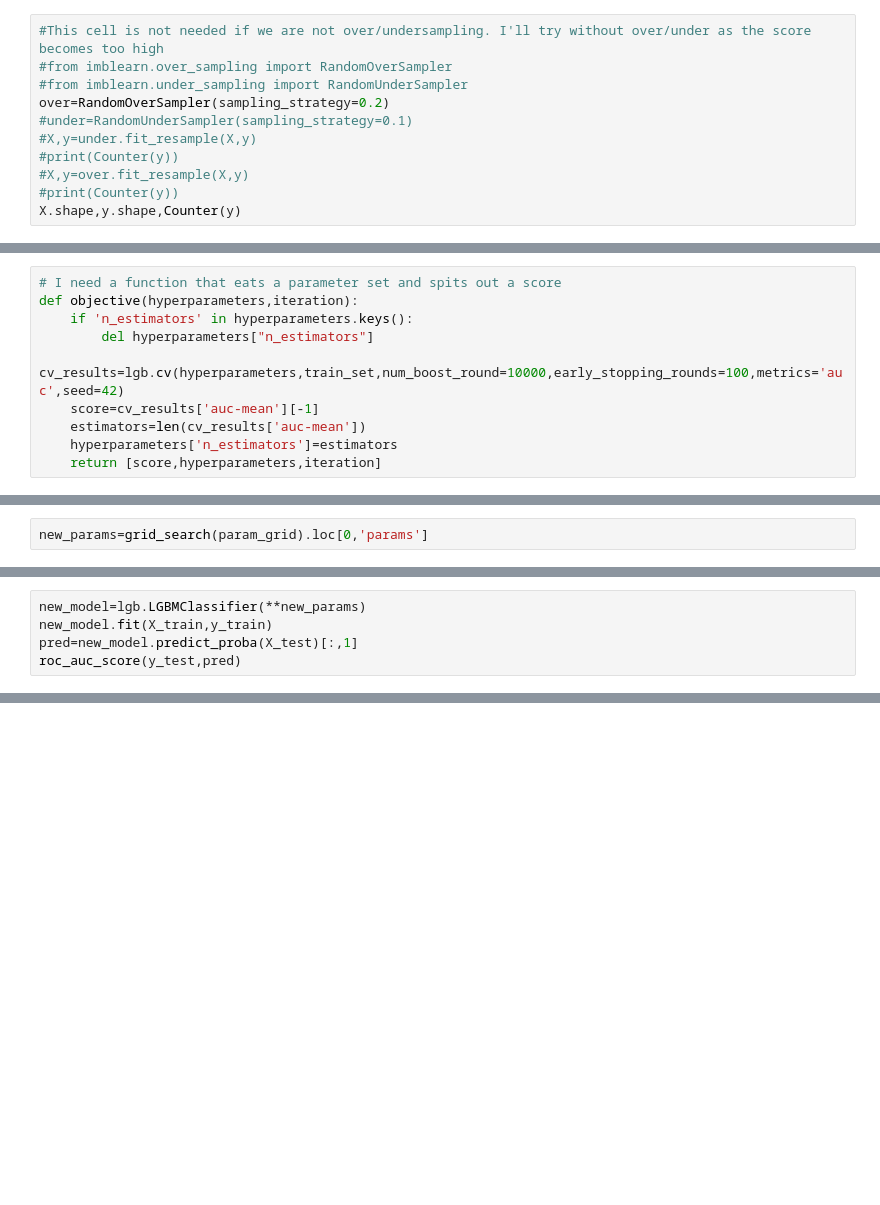
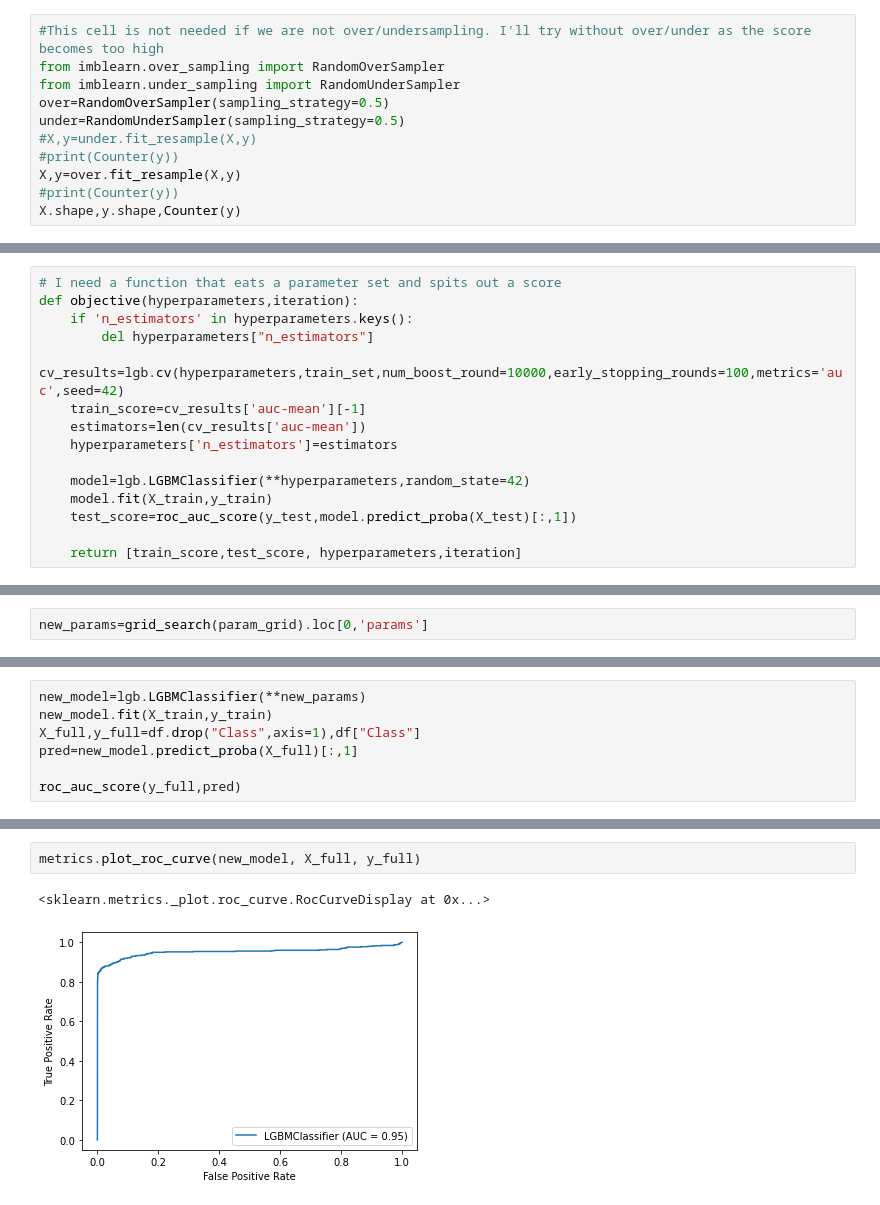
Before and after one commit to Houster/Class-Credit-card-fraud, a Jupyter notebook: Kaggle- Credit card practice-GBM.ipynb, the cells around one changed output, grey strips where cells are left out. Cells and saved outputs as stored; diff of their text form; blank space fills up the shorter version.

```diff
--- a/Kaggle- Credit card practice-GBM.ipynb
+++ b/Kaggle- Credit card practice-GBM.ipynb
@@ -56,13 +57,13 @@ X=small_df.drop(["Class"],axis=1)
 y=small_df["Class"]
 # %%
 #This cell is not needed if we are not over/undersampling. I'll try without over/under as the score becomes too high
-#from imblearn.over_sampling import RandomOverSampler
-#from imblearn.under_sampling import RandomUnderSampler
-over=RandomOverSampler(sampling_strategy=0.2)
-#under=RandomUnderSampler(sampling_strategy=0.1)
+from imblearn.over_sampling import RandomOverSampler
+from imblearn.under_sampling import RandomUnderSampler
+over=RandomOverSampler(sampling_strategy=0.5)
+under=RandomUnderSampler(sampling_strategy=0.5)
 #X,y=under.fit_resample(X,y)
 #print(Counter(y))
-#X,y=over.fit_resample(X,y)
+X,y=over.fit_resample(X,y)
 #print(Counter(y))
 X.shape,y.shape,Counter(y)
 # %% [output]
@@ -94,10 +95,15 @@ def objective(hyperparameters,iteration):
     if 'n_estimators' in hyperparameters.keys():
         del hyperparameters["n_estimators"]
     cv_results=lgb.cv(hyperparameters,train_set,num_boost_round=10000,early_stopping_rounds=100,metrics='auc',seed=42)
-    score=cv_results['auc-mean'][-1]
+    train_score=cv_results['auc-mean'][-1]
     estimators=len(cv_results['auc-mean'])
     hyperparameters['n_estimators']=estimators
-    return [score,hyperparameters,iteration]
+
+    model=lgb.LGBMClassifier(**hyperparameters,random_state=42)
+    model.fit(X_train,y_train)
+    test_score=roc_auc_score(y_test,model.predict_proba(X_test)[:,1])
+
+    return [train_score,test_score, hyperparameters,iteration]
 # %%
 param_grid = {
     'boosting_type': ['gbdt', 'goss', 'dart'],
@@ -158,6 +164,8 @@ cv_results['auc-mean'][-1]
 # %%
 new_model=lgb.LGBMClassifier(**new_params)
 new_model.fit(X_train,y_train)
-pred=new_model.predict_proba(X_test)[:,1]
-roc_auc_score(y_test,pred)
+X_full,y_full=df.drop("Class",axis=1),df["Class"]
+pred=new_model.predict_proba(X_full)[:,1]
+
+roc_auc_score(y_full,pred)
 # %% [output]
@@ -410,0 +196,5 @@ for c in C:
+# %%
+metrics.plot_roc_curve(new_model, X_full, y_full)
+# %% [output]
+<sklearn.metrics._plot.roc_curve.RocCurveDisplay at 0x...>
+[figure, added]
```
Also changed, not shown: parts of 25 cells of this notebook.
